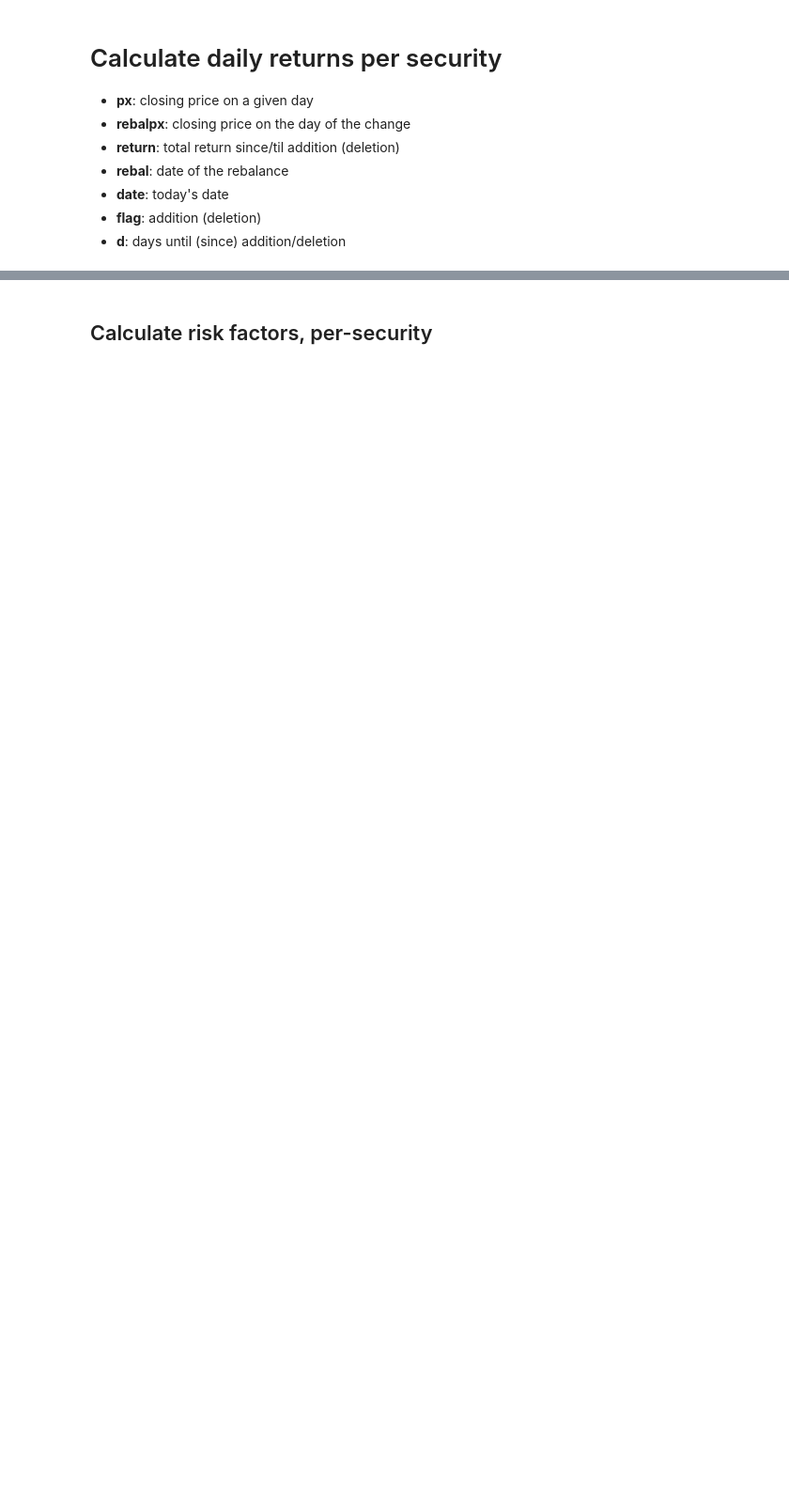
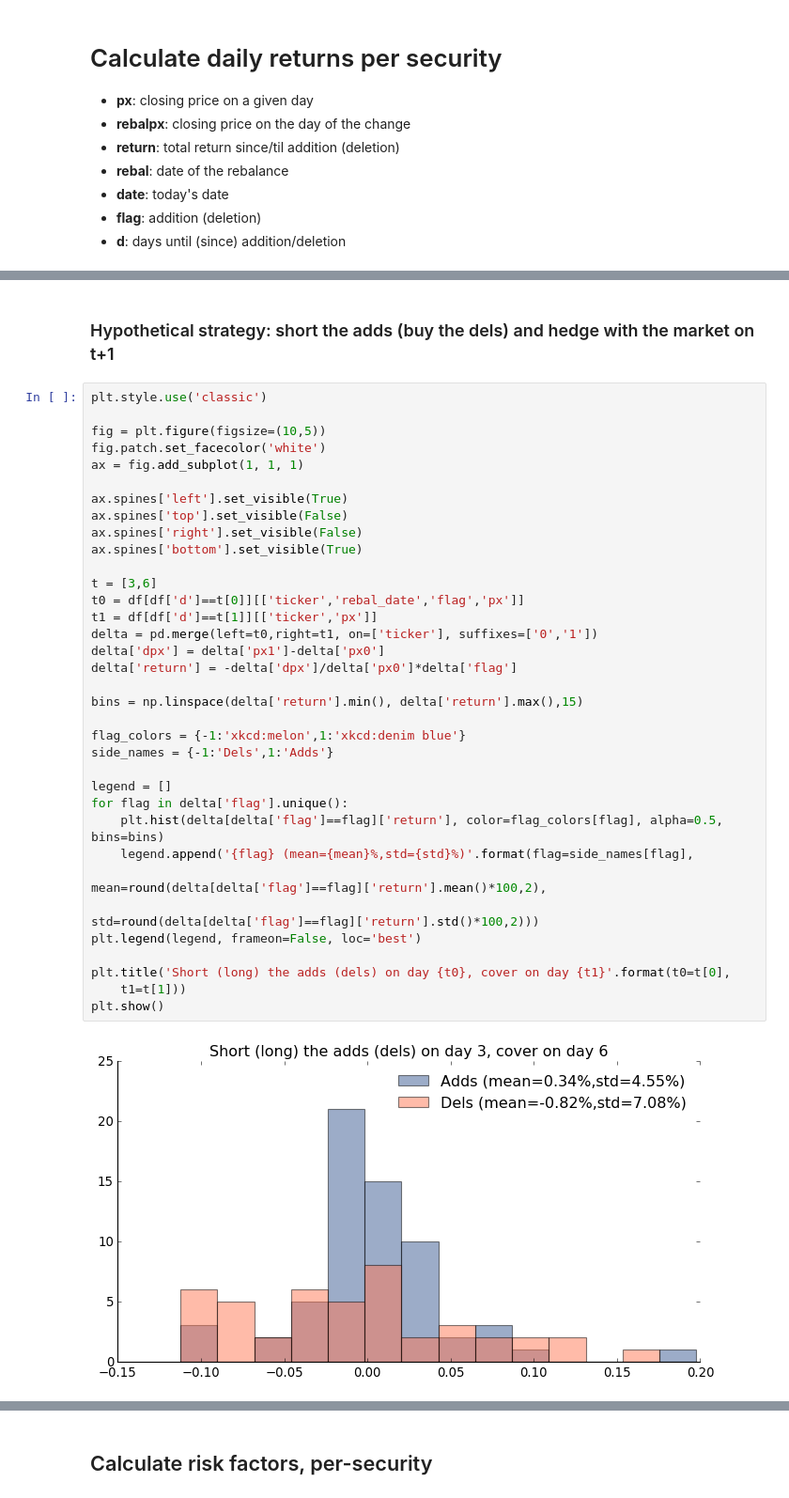
Before and after one commit to ebryce/Portfolio-Risk, a Jupyter notebook: thesis.ipynb, the cells around one changed output, grey strips where cells are left out. Shown: that part at 94% size. Cells and saved outputs as stored; diff of their text form; blank space fills up the shorter version.

```diff
--- a/thesis.ipynb
+++ b/thesis.ipynb
@@ -179,0 +299,39 @@ plt.show()
+# %% [markdown]
+### Hypothetical strategy: short the adds (buy the dels) and hedge with the market on t+1
+# %%
+plt.style.use('classic')
+
+fig = plt.figure(figsize=(10,5))
+fig.patch.set_facecolor('white')
+ax = fig.add_subplot(1, 1, 1)
+
+ax.spines['left'].set_visible(True)
+ax.spines['top'].set_visible(False)
+ax.spines['right'].set_visible(False)
+ax.spines['bottom'].set_visible(True)
+
+t = [3,6]
+t0 = df[df['d']==t[0]][['ticker','rebal_date','flag','px']]
+t1 = df[df['d']==t[1]][['ticker','px']]
+delta = pd.merge(left=t0,right=t1, on=['ticker'], suffixes=['0','1'])
+delta['dpx'] = delta['px1']-delta['px0']
+delta['return'] = -delta['dpx']/delta['px0']*delta['flag']
+
+bins = np.linspace(delta['return'].min(), delta['return'].max(),15)
+
+flag_colors = {-1:'xkcd:melon',1:'xkcd:denim blue'}
+side_names = {-1:'Dels',1:'Adds'}
+
+legend = []
+for flag in delta['flag'].unique():
+    plt.hist(delta[delta['flag']==flag]['return'], color=flag_colors[flag], alpha=0.5, bins=bins)
+    legend.append('{flag} (mean={mean}%,std={std}%)'.format(flag=side_names[flag],
+                                                            mean=round(delta[delta['flag']==flag]['return'].mean()*100,2),
+                                                            std=round(delta[delta['flag']==flag]['return'].std()*100,2)))
+plt.legend(legend, frameon=False, loc='best')
+
+plt.title('Short (long) the adds (dels) on day {t0}, cover on day {t1}'.format(t0=t[0],
+    t1=t[1]))
+plt.show()
+# %% [output]
+[figure, added]
```
Also changed, not shown: parts of 43 cells of this notebook.
